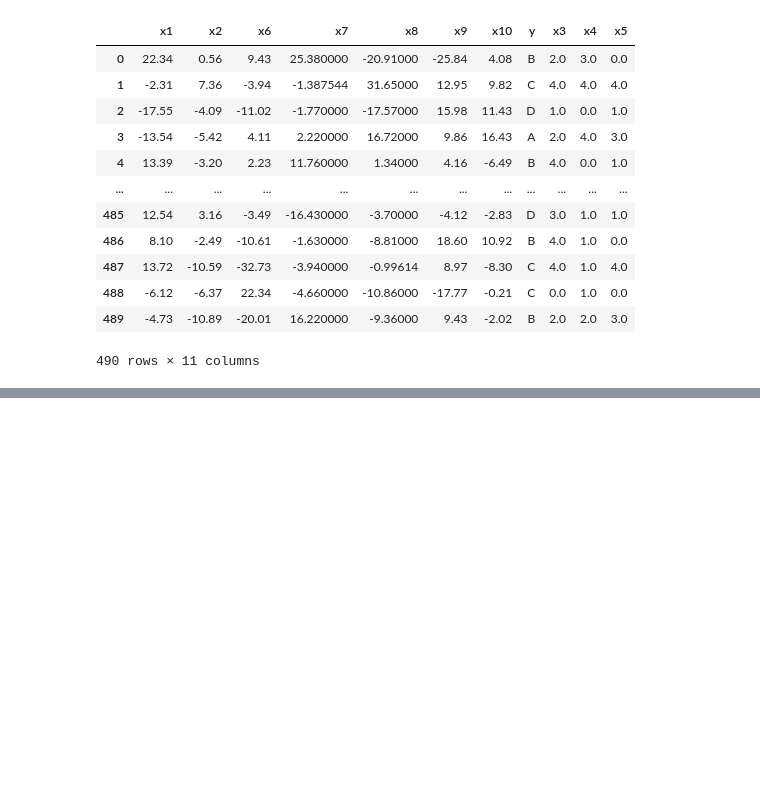
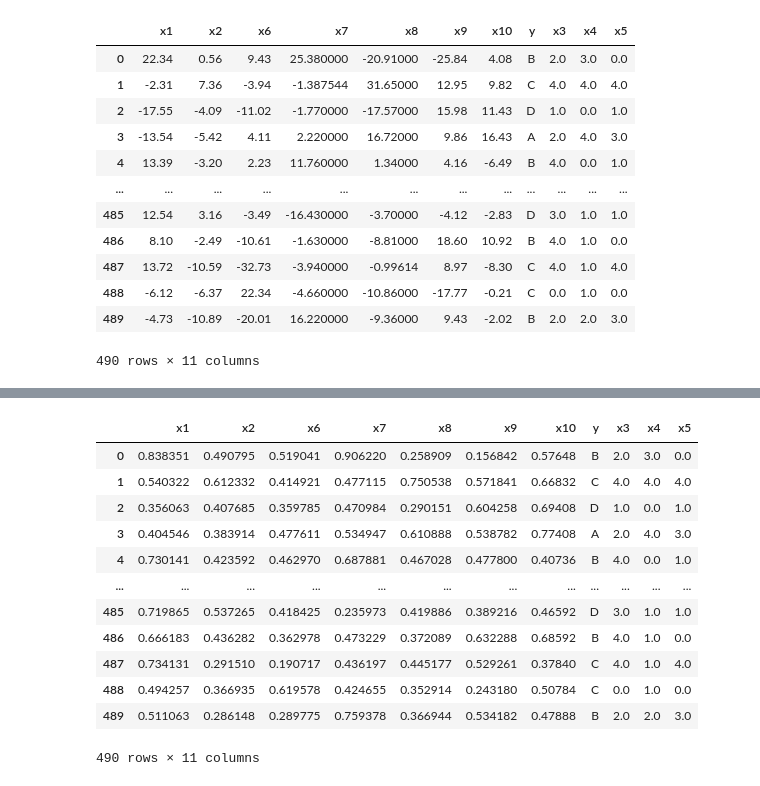
Before and after one commit to worachote1/CE-DataAnalytics, a Jupyter notebook: ex_1_classification/ex_1_classification.ipynb, the cells around one changed output, grey strips where cells are left out. Saved outputs shown, nothing was run; the diff lists cells and outputs as text; code cells hidden in the pictures; blank space fills up the shorter version.

```diff
--- a/ex_1_classification/ex_1_classification.ipynb
+++ b/ex_1_classification/ex_1_classification.ipynb
@@ -96,0 +108,25 @@ ex1_class_train_df
+# %%
+# normalize numerical features
+
+# create a MinMaxScaler object
+scaler = MinMaxScaler()
+normalized_data = scaler.fit_transform(ex1_class_train_df.loc[:, target_num_features])
+norm_ex1_class_train_df = pd.DataFrame(normalized_data, columns=target_num_features)
+for cur_num_feature in target_num_features:
+    ex1_class_train_df[cur_num_feature] = norm_ex1_class_train_df[cur_num_feature]
+
+ex1_class_train_df
+# %% [output]
+|  | x1 | x2 | x6 | x7 | x8 | x9 | x10 | y | x3 | x4 | x5 |
+| 0 | 0.838351 | 0.490795 | 0.519041 | 0.906220 | 0.258909 | 0.156842 | 0.57648 | B | 2.0 | 3.0 | 0.0 |
+| 1 | 0.540322 | 0.612332 | 0.414921 | 0.477115 | 0.750538 | 0.571841 | 0.66832 | C | 4.0 | 4.0 | 4.0 |
+| 2 | 0.356063 | 0.407685 | 0.359785 | 0.470984 | 0.290151 | 0.604258 | 0.69408 | D | 1.0 | 0.0 | 1.0 |
+| 3 | 0.404546 | 0.383914 | 0.477611 | 0.534947 | 0.610888 | 0.538782 | 0.77408 | A | 2.0 | 4.0 | 3.0 |
+| 4 | 0.730141 | 0.423592 | 0.462970 | 0.687881 | 0.467028 | 0.477800 | 0.40736 | B | 4.0 | 0.0 | 1.0 |
+| ... | ... | ... | ... | ... | ... | ... | ... | ... | ... | ... | ... |
+| 485 | 0.719865 | 0.537265 | 0.418425 | 0.235973 | 0.419886 | 0.389216 | 0.46592 | D | 3.0 | 1.0 | 1.0 |
+| 486 | 0.666183 | 0.436282 | 0.362978 | 0.473229 | 0.372089 | 0.632288 | 0.68592 | B | 4.0 | 1.0 | 0.0 |
+| 487 | 0.734131 | 0.291510 | 0.190717 | 0.436197 | 0.445177 | 0.529261 | 0.37840 | C | 4.0 | 1.0 | 4.0 |
+| 488 | 0.494257 | 0.366935 | 0.619578 | 0.424655 | 0.352914 | 0.243180 | 0.50784 | C | 0.0 | 1.0 | 0.0 |
+| 489 | 0.511063 | 0.286148 | 0.289775 | 0.759378 | 0.366944 | 0.534182 | 0.47888 | B | 2.0 | 2.0 | 3.0 |
+490 rows × 11 columns
```
Also changed, not shown: parts of 7 cells of this notebook.
